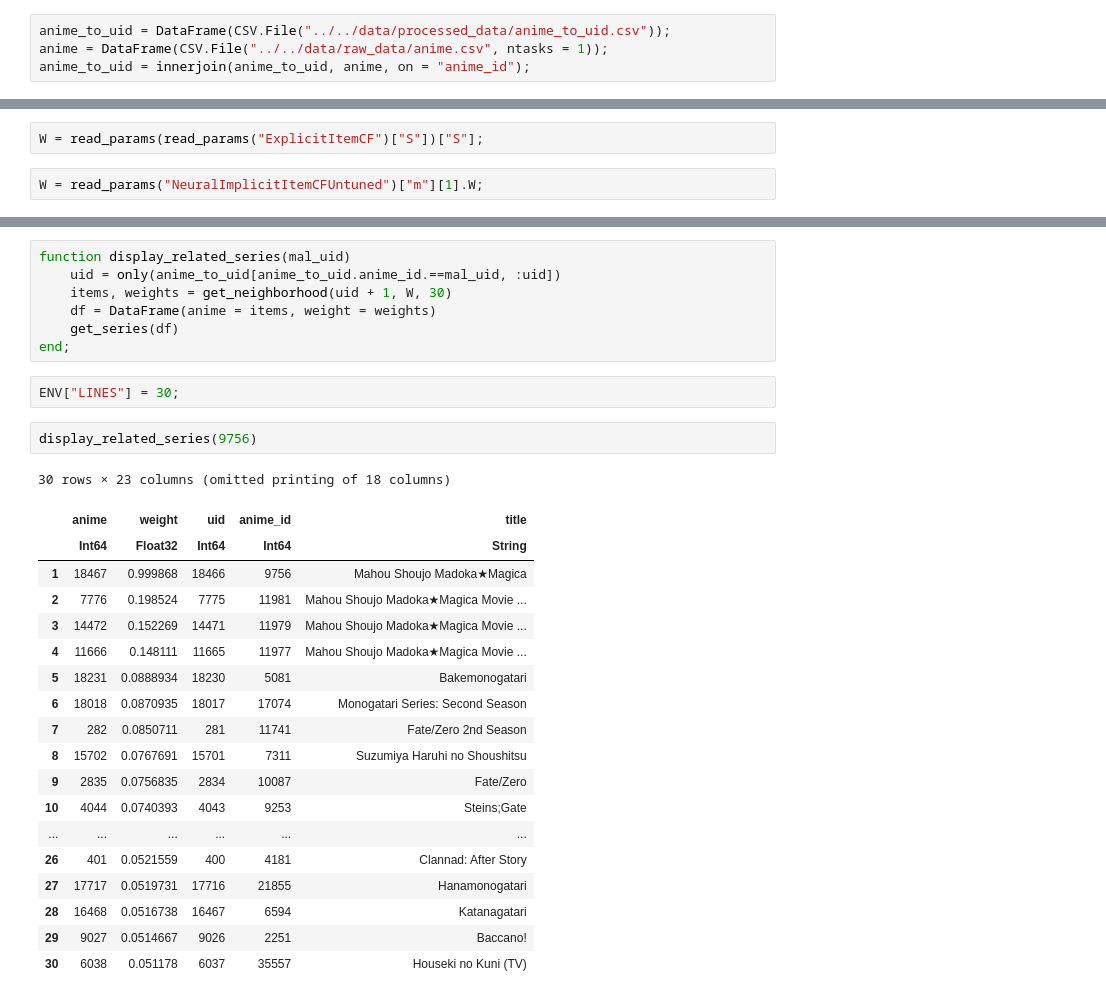
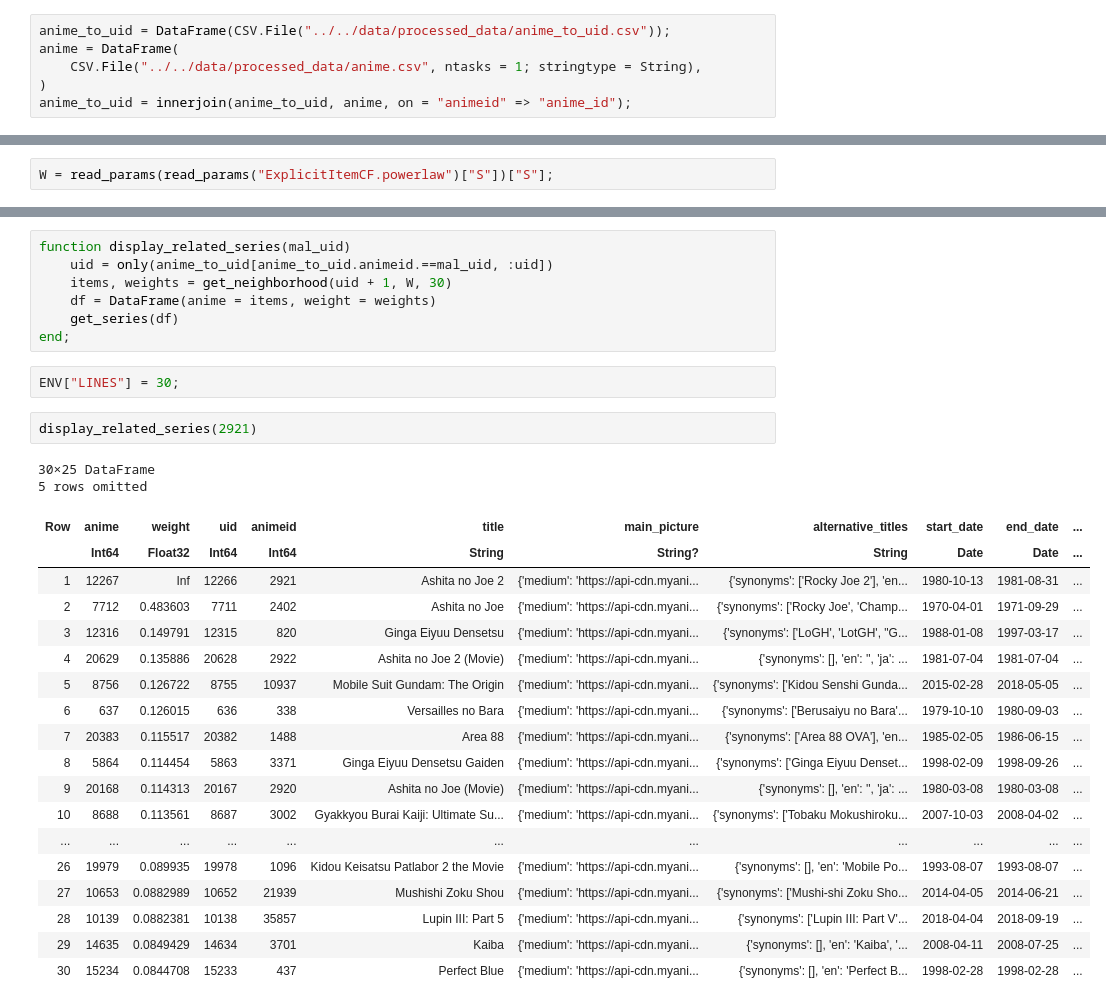
Before and after one commit to Fro116/RecommenderSystem, a Jupyter notebook: notebooks/RecEgress/ItemSimilarity.ipynb, the cells around one changed output, grey strips where cells are left out. Cells and saved outputs as stored; diff of their text form.

```diff
--- a/notebooks/RecEgress/ItemSimilarity.ipynb
+++ b/notebooks/RecEgress/ItemSimilarity.ipynb
@@ -9,6 +9,8 @@ using SparseArrays
 @nbinclude("../TrainingAlphas/Alpha.ipynb");
 # %%
 anime_to_uid = DataFrame(CSV.File("../../data/processed_data/anime_to_uid.csv"));
-anime = DataFrame(CSV.File("../../data/raw_data/anime.csv", ntasks = 1));
-anime_to_uid = innerjoin(anime_to_uid, anime, on = "anime_id");
+anime = DataFrame(
+    CSV.File("../../data/processed_data/anime.csv", ntasks = 1; stringtype = String),
+)
+anime_to_uid = innerjoin(anime_to_uid, anime, on = "animeid" => "anime_id");
 # %%
@@ -20,4 +18,2 @@ W = read_params("NeuralExplicitItemCFUntuned")["m"][1].W;
 # %%
-W = read_params(read_params("ExplicitItemCF")["S"])["S"];
+W = read_params(read_params("ExplicitItemCF.powerlaw")["S"])["S"];
-# %%
-W = read_params("NeuralImplicitItemCFUntuned")["m"][1].W;
@@ -58,7 +40,7 @@ function get_series(df)
 end;
 # %%
 function display_related_series(mal_uid)
-    uid = only(anime_to_uid[anime_to_uid.anime_id.==mal_uid, :uid])
+    uid = only(anime_to_uid[anime_to_uid.animeid.==mal_uid, :uid])
     items, weights = get_neighborhood(uid + 1, W, 30)
     df = DataFrame(anime = items, weight = weights)
     get_series(df)
@@ -66,24 +48,25 @@ end;
 # %%
 ENV["LINES"] = 30;
 # %%
-display_related_series(9756)
+display_related_series(2921)
 # %% [output]
-30 rows × 23 columns (omitted printing of 18 columns)
+30×25 DataFrame
+5 rows omitted
-|  | anime | weight | uid | anime_id | title |
-|  | Int64 | Float32 | Int64 | Int64 | String |
-| 1 | 18467 | 0.999868 | 18466 | 9756 | Mahou Shoujo Madoka★Magica |
-| 2 | 7776 | 0.198524 | 7775 | 11981 | Mahou Shoujo Madoka★Magica Movie ... |
-| 3 | 14472 | 0.152269 | 14471 | 11979 | Mahou Shoujo Madoka★Magica Movie ... |
-| 4 | 11666 | 0.148111 | 11665 | 11977 | Mahou Shoujo Madoka★Magica Movie ... |
-| 5 | 18231 | 0.0888934 | 18230 | 5081 | Bakemonogatari |
-| 6 | 18018 | 0.0870935 | 18017 | 17074 | Monogatari Series: Second Season |
-| 7 | 282 | 0.0850711 | 281 | 11741 | Fate/Zero 2nd Season |
-| 8 | 15702 | 0.0767691 | 15701 | 7311 | Suzumiya Haruhi no Shoushitsu |
-| 9 | 2835 | 0.0756835 | 2834 | 10087 | Fate/Zero |
-| 10 | 4044 | 0.0740393 | 4043 | 9253 | Steins;Gate |
-| ... | ... | ... | ... | ... | ... |
-| 26 | 401 | 0.0521559 | 400 | 4181 | Clannad: After Story |
-| 27 | 17717 | 0.0519731 | 17716 | 21855 | Hanamonogatari |
-| 28 | 16468 | 0.0516738 | 16467 | 6594 | Katanagatari |
-| 29 | 9027 | 0.0514667 | 9026 | 2251 | Baccano! |
-| 30 | 6038 | 0.051178 | 6037 | 35557 | Houseki no Kuni (TV) |
+| Row | anime | weight | uid | animeid | title | main_picture | alternative_titles | start_date | end_date | ... |
+|  | Int64 | Float32 | Int64 | Int64 | String | String? | String | Date | Date | ... |
+| 1 | 12267 | Inf | 12266 | 2921 | Ashita no Joe 2 | {'medium': 'https://api-cdn.myani... | {'synonyms': ['Rocky Joe 2'], 'en... | 1980-10-13 | 1981-08-31 | ... |
+| 2 | 7712 | 0.483603 | 7711 | 2402 | Ashita no Joe | {'medium': 'https://api-cdn.myani... | {'synonyms': ['Rocky Joe', 'Champ... | 1970-04-01 | 1971-09-29 | ... |
+| 3 | 12316 | 0.149791 | 12315 | 820 | Ginga Eiyuu Densetsu | {'medium': 'https://api-cdn.myani... | {'synonyms': ['LoGH', 'LotGH', "G... | 1988-01-08 | 1997-03-17 | ... |
+| 4 | 20629 | 0.135886 | 20628 | 2922 | Ashita no Joe 2 (Movie) | {'medium': 'https://api-cdn.myani... | {'synonyms': [], 'en': '', 'ja': ... | 1981-07-04 | 1981-07-04 | ... |
+| 5 | 8756 | 0.126722 | 8755 | 10937 | Mobile Suit Gundam: The Origin | {'medium': 'https://api-cdn.myani... | {'synonyms': ['Kidou Senshi Gunda... | 2015-02-28 | 2018-05-05 | ... |
+| 6 | 637 | 0.126015 | 636 | 338 | Versailles no Bara | {'medium': 'https://api-cdn.myani... | {'synonyms': ['Berusaiyu no Bara'... | 1979-10-10 | 1980-09-03 | ... |
+| 7 | 20383 | 0.115517 | 20382 | 1488 | Area 88 | {'medium': 'https://api-cdn.myani... | {'synonyms': ['Area 88 OVA'], 'en... | 1985-02-05 | 1986-06-15 | ... |
+| 8 | 5864 | 0.114454 | 5863 | 3371 | Ginga Eiyuu Densetsu Gaiden | {'medium': 'https://api-cdn.myani... | {'synonyms': ['Ginga Eiyuu Denset... | 1998-02-09 | 1998-09-26 | ... |
+| 9 | 20168 | 0.114313 | 20167 | 2920 | Ashita no Joe (Movie) | {'medium': 'https://api-cdn.myani... | {'synonyms': [], 'en': '', 'ja': ... | 1980-03-08 | 1980-03-08 | ... |
+| 10 | 8688 | 0.113561 | 8687 | 3002 | Gyakkyou Burai Kaiji: Ultimate Su... | {'medium': 'https://api-cdn.myani... | {'synonyms': ['Tobaku Mokushiroku... | 2007-10-03 | 2008-04-02 | ... |
+| ... | ... | ... | ... | ... | ... | ... | ... | ... | ... | ... |
+| 26 | 19979 | 0.089935 | 19978 | 1096 | Kidou Keisatsu Patlabor 2 the Movie | {'medium': 'https://api-cdn.myani... | {'synonyms': [], 'en': 'Mobile Po... | 1993-08-07 | 1993-08-07 | ... |
+| 27 | 10653 | 0.0882989 | 10652 | 21939 | Mushishi Zoku Shou | {'medium': 'https://api-cdn.myani... | {'synonyms': ['Mushi-shi Zoku Sho... | 2014-04-05 | 2014-06-21 | ... |
+| 28 | 10139 | 0.0882381 | 10138 | 35857 | Lupin III: Part 5 | {'medium': 'https://api-cdn.myani... | {'synonyms': ['Lupin III: Part V'... | 2018-04-04 | 2018-09-19 | ... |
+| 29 | 14635 | 0.0849429 | 14634 | 3701 | Kaiba | {'medium': 'https://api-cdn.myani... | {'synonyms': [], 'en': 'Kaiba', '... | 2008-04-11 | 2008-07-25 | ... |
+| 30 | 15234 | 0.0844708 | 15233 | 437 | Perfect Blue | {'medium': 'https://api-cdn.myani... | {'synonyms': [], 'en': 'Perfect B... | 1998-02-28 | 1998-02-28 | ... |
```
Also changed, not shown: parts of 3 cells of this notebook, 12 other files.
